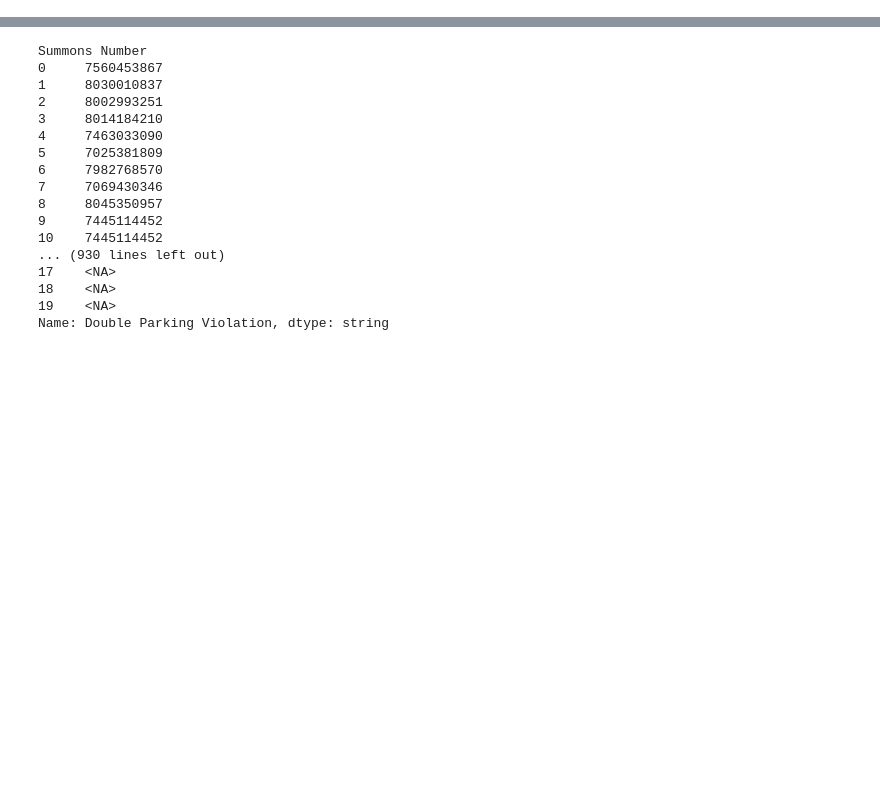
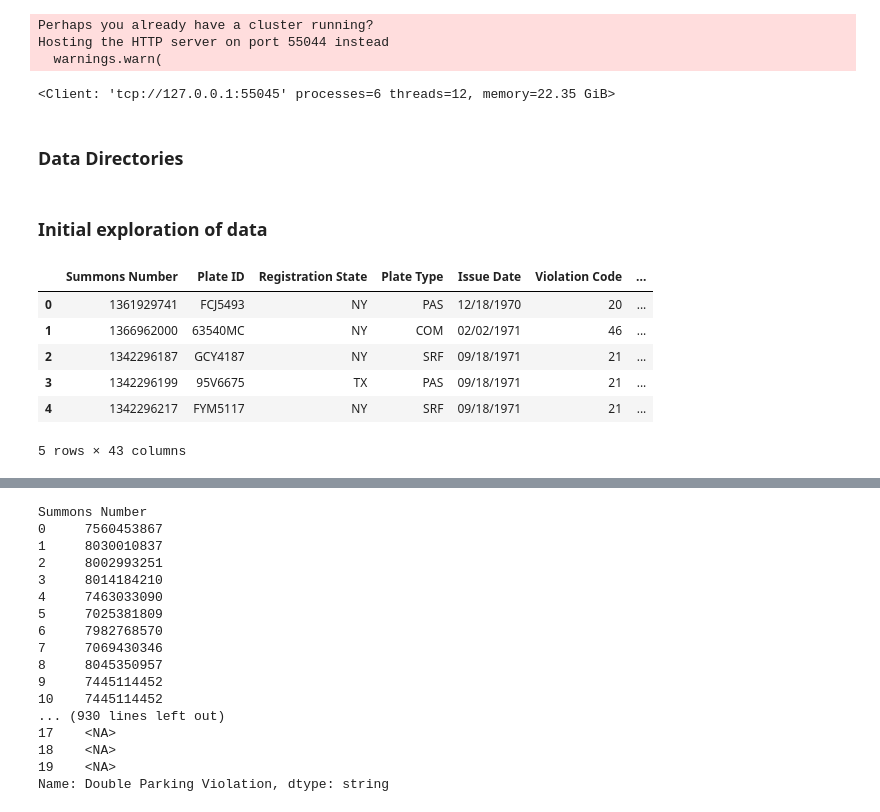
Before and after one commit to AnjaH4/BD_project, a Jupyter notebook: eda.ipynb, the cells around one changed output, grey strips where cells are left out. Drawn from its saved outputs; the diff is of its cells as text; code cells hidden in the pictures; blank space fills up the shorter version.

```diff
--- a/eda.ipynb
+++ b/eda.ipynb
@@ -16,2 +20,14 @@ DATA_DIR = "data/parking-violations"
+# %%
+cluster = LocalCluster(n_workers=6,  threads_per_worker=2, memory_limit="4GB")
+client = Client(cluster)
+
+client
+# %% [output]
+Perhaps you already have a cluster running?
+Hosting the HTTP server on port 55044 instead
+  warnings.warn(
+<Client: 'tcp://127.0.0.1:55045' processes=6 threads=12, memory=22.35 GiB>
+# %% [markdown]
+### Data Directories
 # %%
 # data directories
@@ -23,10 +40,18 @@ ATTRACTIONS_DIR = 'data/attractions/'
 BUSINESS_DIR = 'data/businesses/'
 CRIME_DIR = 'data/crime/'
 EVENTS_DIR = 'data/events/'
+# %% [markdown]
+### Initial exploration of data
 # %%
 # All Parquet files into a Dask DataFrame
-
-#df = dd.read_parquet(os.path.join(data_folder, '*.parquet'))
-#df = dd.read_parquet(os.path.join(data_folder, '2014.parquet'))
-df = dd.read_parquet(os.path.join(DATA_DIR, '2015.parquet'))
-df_2014 = pd.read_parquet(os.path.join(DATA_DIR, '2014.parquet'))
+df = pd.read_parquet(os.path.join(DATA_DIR, '2014.parquet'))
+# %%
+df.head()
+# %% [output]
+|  | Summons Number | Plate ID | Registration State | Plate Type | Issue Date | Violation Code | ... |
+| 0 | 1361929741 | FCJ5493 | NY | PAS | 12/18/1970 | 20 | ... |
+| 1 | 1366962000 | 63540MC | NY | COM | 02/02/1971 | 46 | ... |
+| 2 | 1342296187 | GCY4187 | NY | SRF | 09/18/1971 | 21 | ... |
+| 3 | 1342296199 | 95V6675 | TX | PAS | 09/18/1971 | 21 | ... |
+| 4 | 1342296217 | FYM5117 | NY | SRF | 09/18/1971 | 21 | ... |
+5 rows × 43 columns
```
Also changed, not shown: parts of 38 cells of this notebook.
